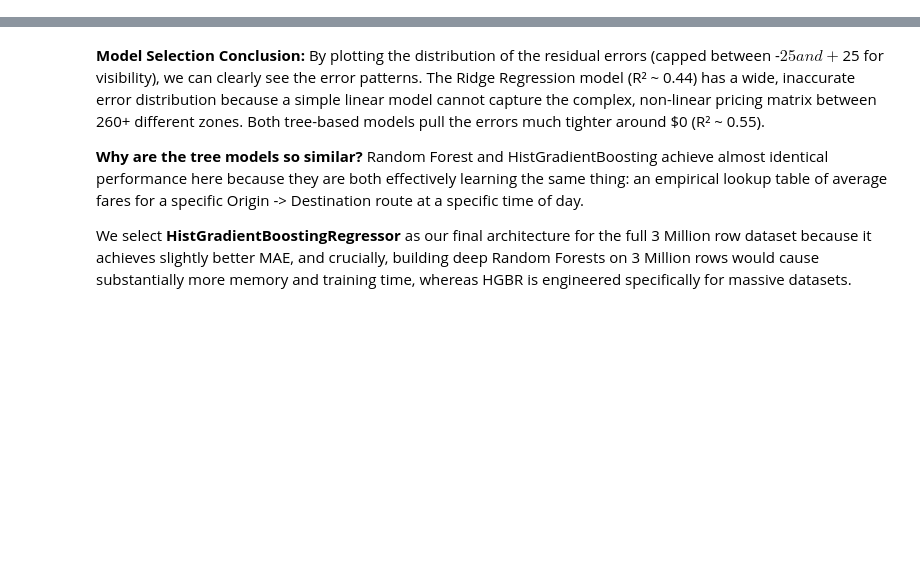
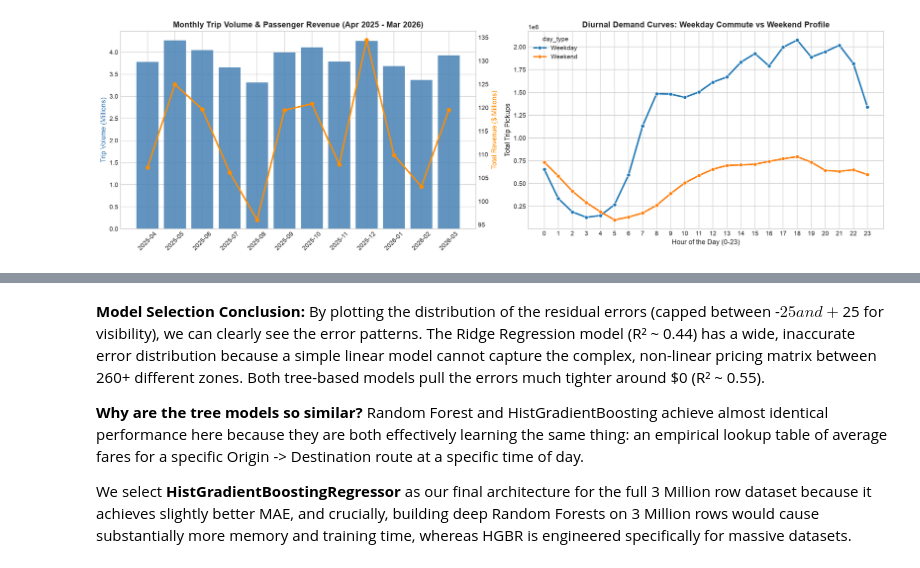
Before and after one commit to thuva18/Datathon-2026-Urban-Flow-Analytics, a Jupyter notebook: code/TeamName_FinalNotebook.ipynb, the cells around one changed output, grey strips where cells are left out. Saved outputs shown, nothing was run; the diff lists cells and outputs as text; code cells hidden in the pictures; blank space fills up the shorter version.

```diff
--- a/code/TeamName_FinalNotebook.ipynb
+++ b/code/TeamName_FinalNotebook.ipynb
@@ -985,0 +330,51 @@ Before training on the massive 3 Million row dataset, we extract a smaller 100,0
+# %%
+# Monthly and Diurnal Temporal Dynamics
+monthly_sql = f'''
+SELECT
+    strftime(pickup_timestamp, '%Y-%m') AS month,
+    COUNT(*) AS trip_count,
+    ROUND(SUM(charge_total) / 1e6, 2) AS revenue_millions,
+    ROUND(AVG(base_fare), 2) AS avg_base_fare,
+    ROUND(AVG(distance_miles), 2) AS avg_distance
+FROM '{MERGED_PARQUET}'
+WHERE pickup_timestamp >= '2025-04-01' AND pickup_timestamp <= '2026-03-31 23:59:59'
+  AND base_fare > 0
+GROUP BY month
+ORDER BY month
+'''
+df_monthly = con.execute(monthly_sql).df()
+
+hourly_sql = f'''
+SELECT
+    EXTRACT(hour FROM pickup_timestamp) AS pickup_hour,
+    CASE WHEN EXTRACT(dow FROM pickup_timestamp) IN (0, 6) THEN 'Weekend' ELSE 'Weekday' END AS day_type,
+    COUNT(*) AS trip_count,
+    ROUND(AVG(base_fare), 2) AS avg_base_fare
+FROM '{MERGED_PARQUET}'
+WHERE pickup_timestamp >= '2025-04-01' AND pickup_timestamp <= '2026-03-31 23:59:59'
+  AND dropoff_timestamp > pickup_timestamp
+  AND distance_miles > 0.05 AND base_fare > 0
+GROUP BY pickup_hour, day_type
+ORDER BY pickup_hour, day_type
+'''
+df_hourly = con.execute(hourly_sql).df()
+
+fig, (ax1, ax2) = plt.subplots(1, 2, figsize=(18, 5.5))
+ax1.bar(df_monthly['month'], df_monthly['trip_count'] / 1e6, color='steelblue', alpha=0.85, label='Trips (Millions)')
+ax1.set_title('Monthly Trip Volume & Passenger Revenue (Apr 2025 - Mar 2026)', fontsize=13, fontweight='bold')
+ax1.set_ylabel('Trip Volume (Millions)', color='steelblue')
+ax1.tick_params(axis='x', rotation=45)
+ax1_twin = ax1.twinx()
+ax1_twin.plot(df_monthly['month'], df_monthly['revenue_millions'], color='darkorange', marker='o', linewidth=2.5, label='Revenue ($M)')
+ax1_twin.set_ylabel('Total Revenue ($ Millions)', color='darkorange')
+ax1_twin.grid(False)
+
+sns.lineplot(data=df_hourly, x='pickup_hour', y='trip_count', hue='day_type', marker='o', linewidth=2.5, palette=['#1f77b4', '#ff7f0e'], ax=ax2)
+ax2.set_title('Diurnal Demand Curves: Weekday Commute vs Weekend Profile', fontsize=13, fontweight='bold')
+ax2.set_xlabel('Hour of the Day (0-23)')
+ax2.set_ylabel('Total Trip Pickups')
+ax2.set_xticks(range(0, 24))
+plt.tight_layout()
+plt.show()
+# %% [output]
+[figure, added]
```
Also changed, not shown: parts of 62 cells of this notebook, 6 other files.
